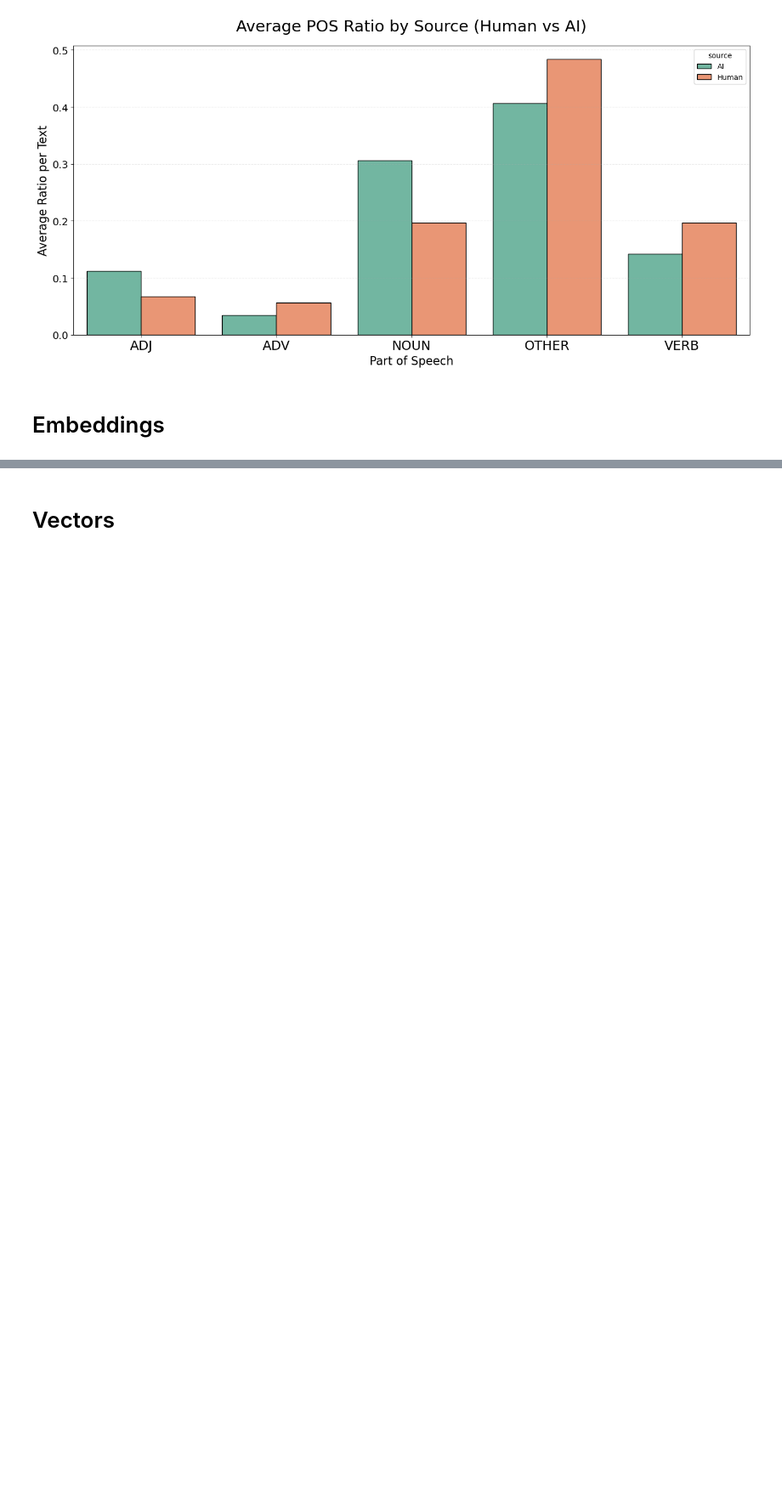
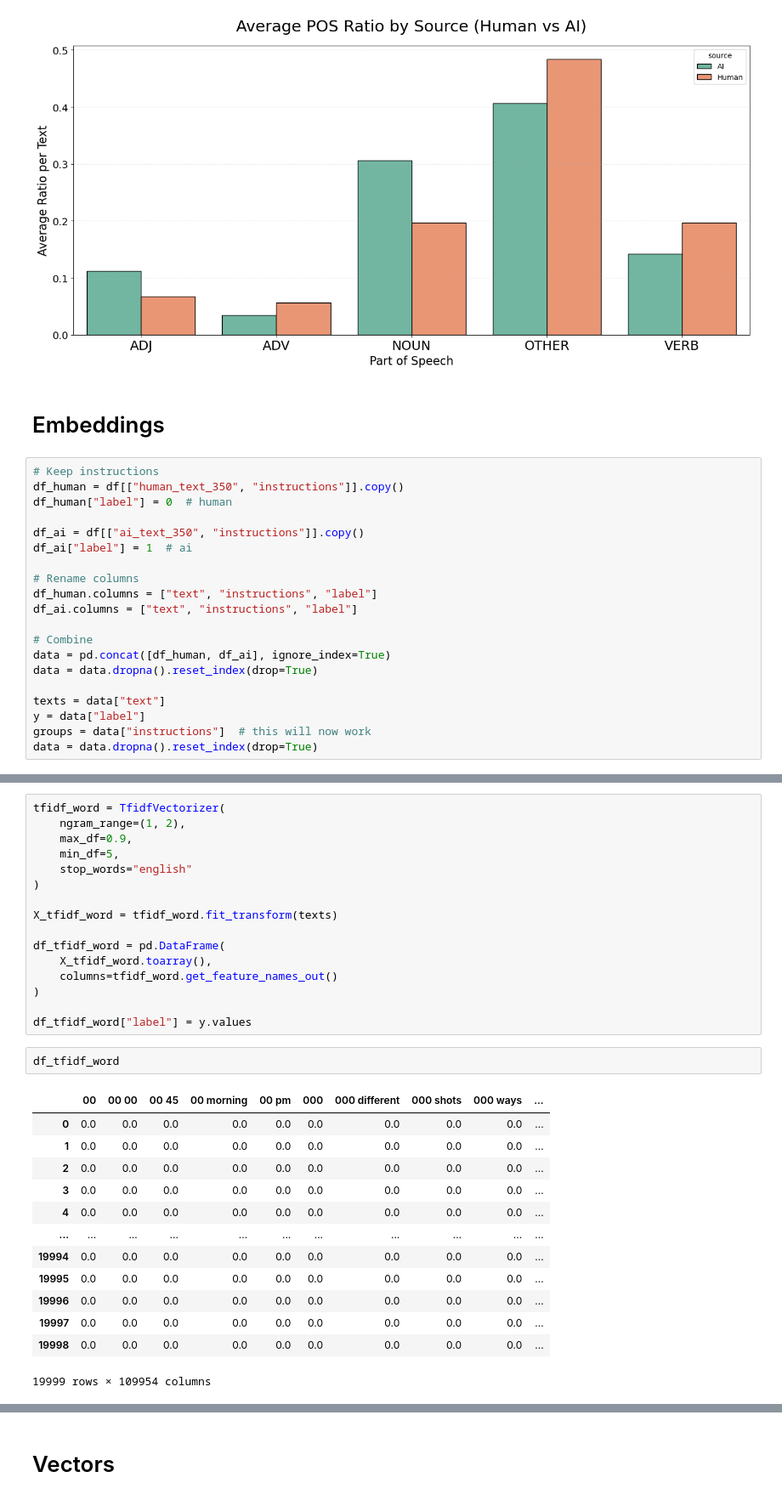
Before and after one commit to BenGaistAI/ai_detection, a Jupyter notebook: main_notebook.ipynb, the cells around one changed output, grey strips where cells are left out. Shown at 85% size. Saved outputs shown, nothing was run; the diff lists cells and outputs as text; blank space fills up the shorter version.

```diff
--- a/main_notebook.ipynb
+++ b/main_notebook.ipynb
@@ -688,3 +693,23 @@ plt.show()
 [figure]
 # %% [markdown]
 # Embeddings
+# %%
+# Keep instructions
+df_human = df[["human_text_350", "instructions"]].copy()
+df_human["label"] = 0  # human
+
+df_ai = df[["ai_text_350", "instructions"]].copy()
+df_ai["label"] = 1  # ai
+
+# Rename columns
+df_human.columns = ["text", "instructions", "label"]
+df_ai.columns = ["text", "instructions", "label"]
+
+# Combine
+data = pd.concat([df_human, df_ai], ignore_index=True)
+data = data.dropna().reset_index(drop=True)
+
+texts = data["text"]
+y = data["label"]
+groups = data["instructions"]  # this will now work
+data = data.dropna().reset_index(drop=True)
@@ -690,0 +732,32 @@ plt.show()
+# %%
+tfidf_word = TfidfVectorizer(
+    ngram_range=(1, 2),
+    max_df=0.9,
+    min_df=5,
+    stop_words="english"
+)
+
+X_tfidf_word = tfidf_word.fit_transform(texts)
+
+df_tfidf_word = pd.DataFrame(
+    X_tfidf_word.toarray(),
+    columns=tfidf_word.get_feature_names_out()
+)
+
+df_tfidf_word["label"] = y.values
+# %%
+df_tfidf_word
+# %% [output]
+|  | 00 | 00 00 | 00 45 | 00 morning | 00 pm | 000 | 000 different | 000 shots | 000 ways | ... |
+| 0 | 0.0 | 0.0 | 0.0 | 0.0 | 0.0 | 0.0 | 0.0 | 0.0 | 0.0 | ... |
+| 1 | 0.0 | 0.0 | 0.0 | 0.0 | 0.0 | 0.0 | 0.0 | 0.0 | 0.0 | ... |
+| 2 | 0.0 | 0.0 | 0.0 | 0.0 | 0.0 | 0.0 | 0.0 | 0.0 | 0.0 | ... |
+| 3 | 0.0 | 0.0 | 0.0 | 0.0 | 0.0 | 0.0 | 0.0 | 0.0 | 0.0 | ... |
+| 4 | 0.0 | 0.0 | 0.0 | 0.0 | 0.0 | 0.0 | 0.0 | 0.0 | 0.0 | ... |
+| ... | ... | ... | ... | ... | ... | ... | ... | ... | ... | ... |
+| 19994 | 0.0 | 0.0 | 0.0 | 0.0 | 0.0 | 0.0 | 0.0 | 0.0 | 0.0 | ... |
+| 19995 | 0.0 | 0.0 | 0.0 | 0.0 | 0.0 | 0.0 | 0.0 | 0.0 | 0.0 | ... |
+| 19996 | 0.0 | 0.0 | 0.0 | 0.0 | 0.0 | 0.0 | 0.0 | 0.0 | 0.0 | ... |
+| 19997 | 0.0 | 0.0 | 0.0 | 0.0 | 0.0 | 0.0 | 0.0 | 0.0 | 0.0 | ... |
+| 19998 | 0.0 | 0.0 | 0.0 | 0.0 | 0.0 | 0.0 | 0.0 | 0.0 | 0.0 | ... |
+19999 rows × 109954 columns
```
Also changed, not shown: parts of 22 cells of this notebook.
